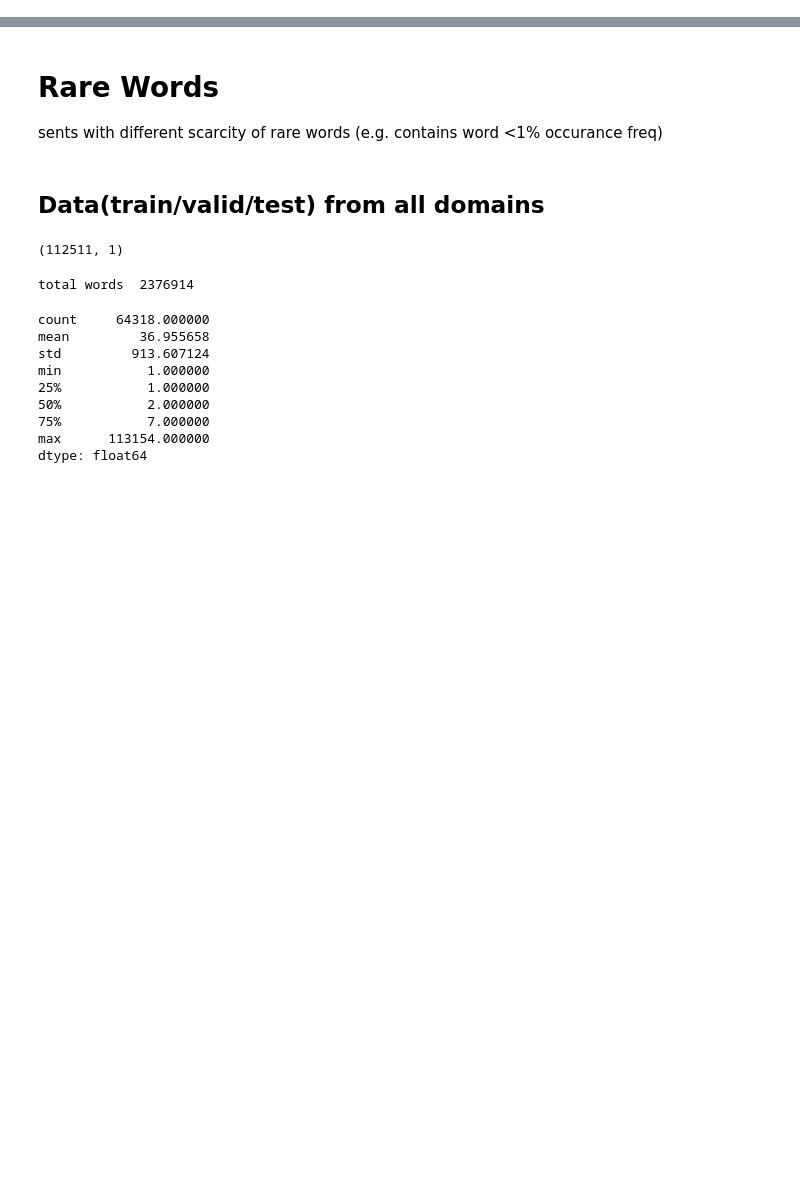
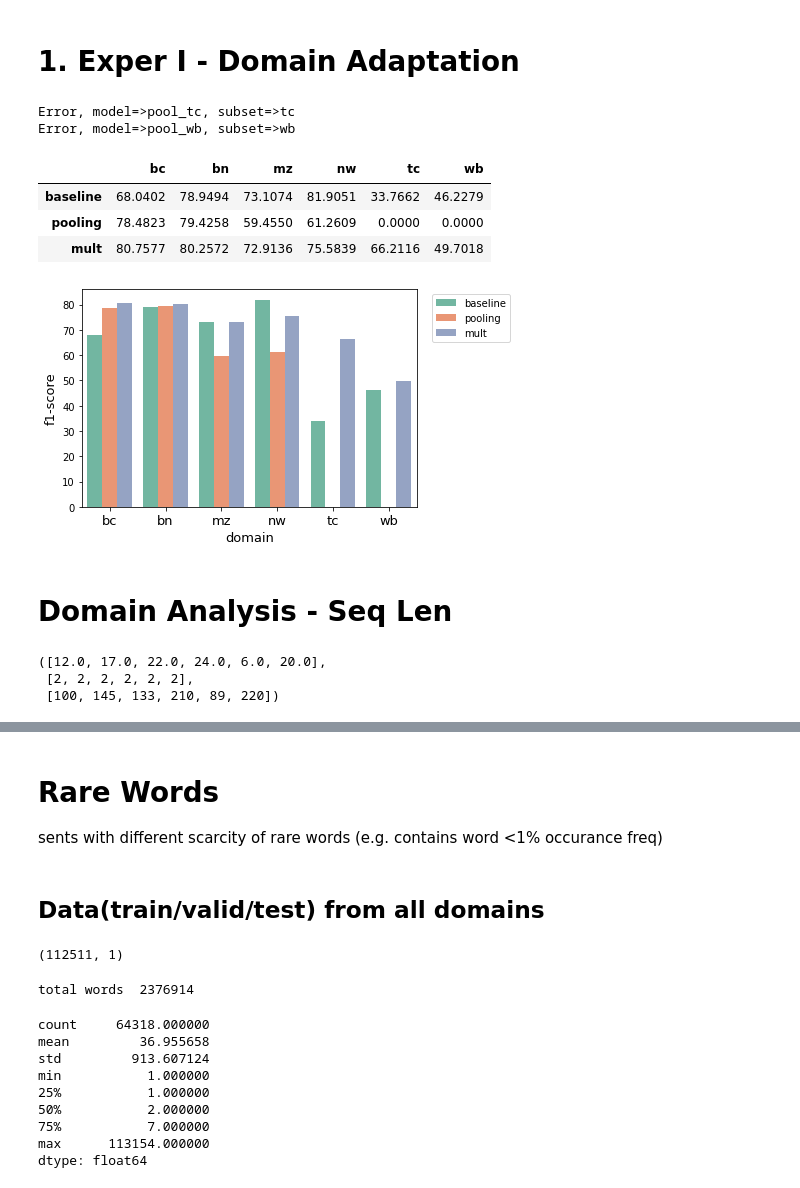
Before and after one commit to ixiaopan/NER_Tagger, a Jupyter notebook: corpus_profile.ipynb, the cells around one changed output, grey strips where cells are left out. Drawn from its saved outputs; the diff is of its cells as text; code cells hidden in the pictures; blank space fills up the shorter version.

Commit message:
feature:sent

```diff
--- a/corpus_profile.ipynb
+++ b/corpus_profile.ipynb
@@ -4,7 +4,12 @@ import numpy as np
 import os
 import matplotlib.pyplot as plt
 import seaborn as sns
+sns.set_palette('Set2')
 
 import nltk
 import string
 from nltk.corpus import stopwords
+# %%
+domains = [ 'bc', 'bn', 'mz', 'nw', 'tc', 'wb' ]
+
+model_types = [ 'baseline', 'pooling', 'mult' ]
@@ -10,0 +73,45 @@ from nltk.corpus import stopwords
+# %% [markdown]
+# 1. Exper I - Domain Adaptation
+# %%
+def get_domain_f1_score():
+    model_domain_f1 = []
+
+    for model in model_types: # each model
+        metric_per_model = []
+        for d in domains: # each domain
+            if model == 'pooling':
+                metric_per_model.append( read_score(model=model + '_' + d, subset=d) )
+            else:
+                metric_per_model.append( read_score(model=model, subset=d) )
+        model_domain_f1.append(metric_per_model)
+
+    model_domain_f1 = pd.DataFrame(model_domain_f1, columns=domains, index=model_types)
+
+    return model_domain_f1
+
+
+def plot_domain_f1_score():
+    model_domain_f1_verted = model_domain_f1.reset_index()
+    model_domain_f1_verted = pd.melt(model_domain_f1_verted, id_vars=['index'])
+    model_domain_f1_verted.columns = ['model', 'domain', 'f1-score']
+
+    fig, ax = plt.subplots(figsize=(6, 4))
+    sns.barplot(x='domain', y='f1-score', hue='model', data=model_domain_f1_verted, ax=ax)
+    ax.legend(bbox_to_anchor=(1.03, 1), loc=2)
+    ax.set_xlabel('domain', fontsize=13)
+    ax.xaxis.set_tick_params(labelsize=13)
+    ax.set_ylabel('f1-score', fontsize=13)
+
+plot_domain_f1_score()
+model_domain_f1 = get_domain_f1_score()
+model_domain_f1
+# %% [output]
+Error, model=>pool_tc, subset=>tc
+Error, model=>pool_wb, subset=>wb
+|  | bc | bn | mz | nw | tc | wb |
+| baseline | 68.0402 | 78.9494 | 73.1074 | 81.9051 | 33.7662 | 46.2279 |
+| pooling | 78.4823 | 79.4258 | 59.4550 | 61.2609 | 0.0000 | 0.0000 |
+| mult | 80.7577 | 80.2572 | 72.9136 | 75.5839 | 66.2116 | 49.7018 |
+[figure, added]
+# %% [markdown]
+#  Domain Analysis - Seq Len
@@ -10,0 +133,6 @@ from nltk.corpus import stopwords
+# %%
+median_sent_len_per_domain, min_sent_len_per_domain, max_sent_len_per_domain
+# %% [output]
+([12.0, 17.0, 22.0, 24.0, 6.0, 20.0],
+ [2, 2, 2, 2, 2, 2],
+ [100, 145, 133, 210, 89, 220])
```
Also changed, not shown: parts of 31 cells of this notebook, 2 other files.
